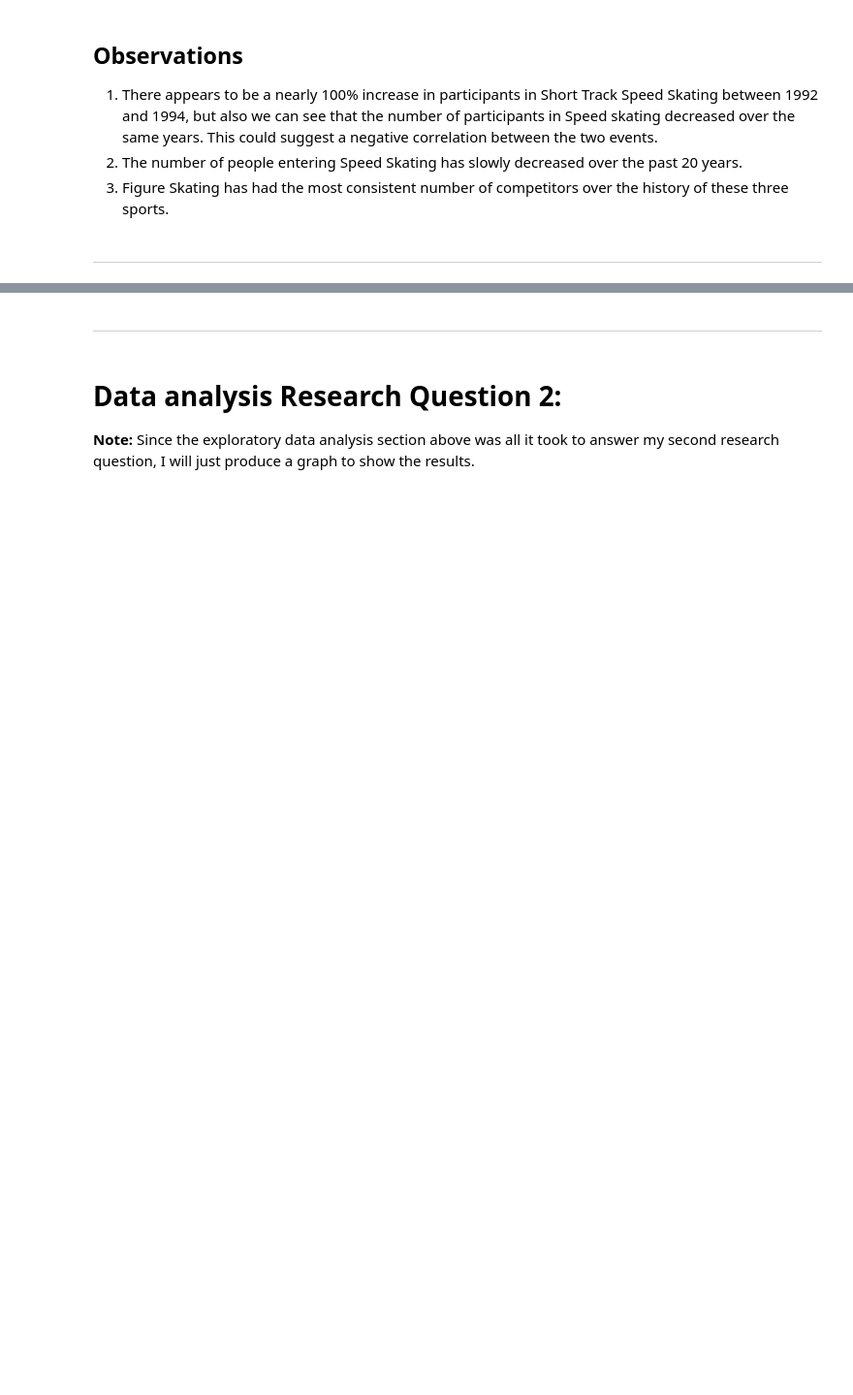
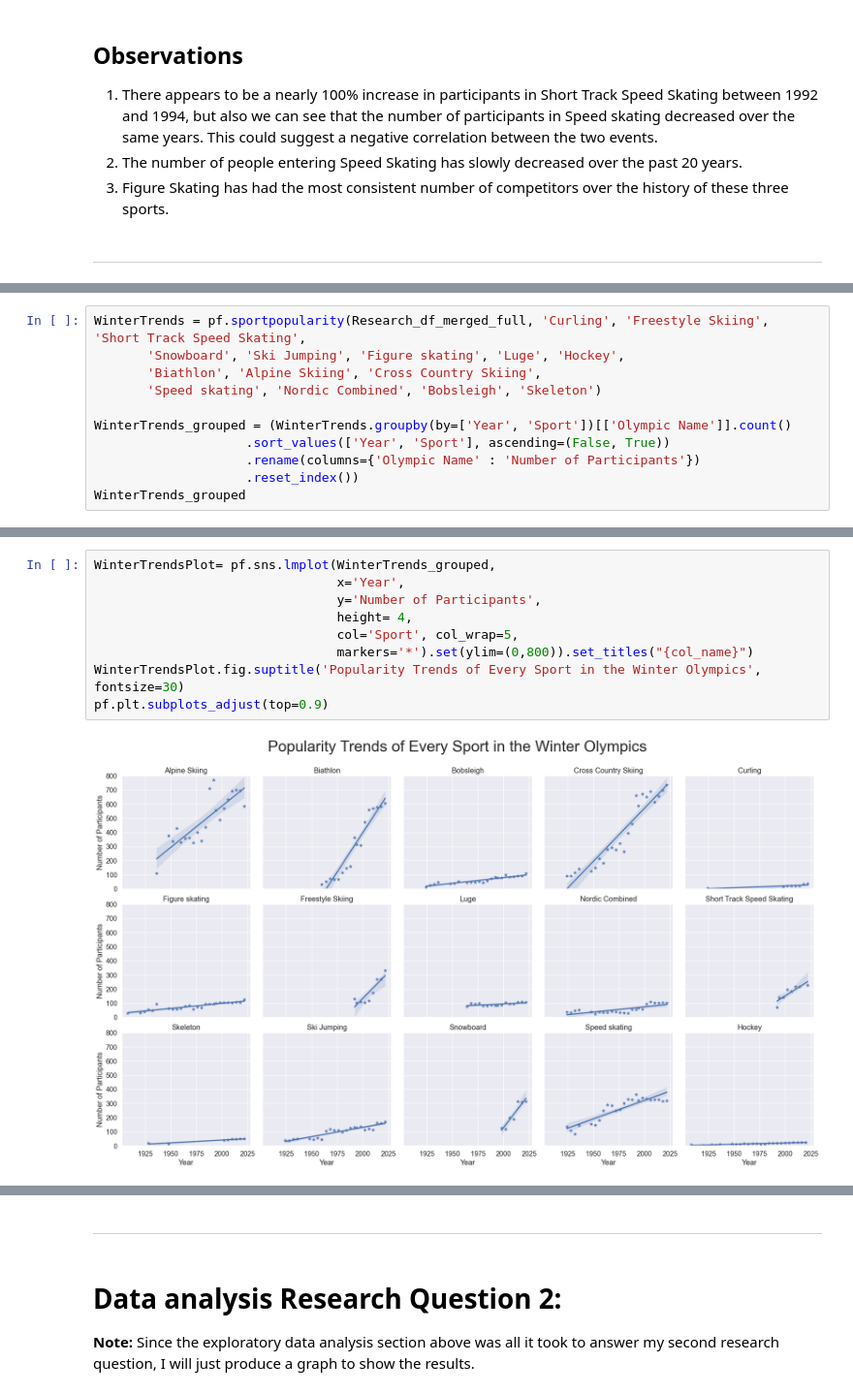
Before and after one commit to ubco-W2022T2-data301/project-group-group17, a Jupyter notebook: analysis/notebooks/analysis_dylan.ipynb, the cells around one changed output, grey strips where cells are left out. Shown: that part at 97% size. Drawn from its saved outputs; the diff is of its cells as text; blank space fills up the shorter version.

```diff
--- a/analysis/notebooks/analysis_dylan.ipynb
+++ b/analysis/notebooks/analysis_dylan.ipynb
@@ -412,0 +328,11 @@ There appears to be quite a few sports that did not have a long enough run in th
+# %%
+WinterTrends = pf.sportpopularity(Research_df_merged_full, 'Curling', 'Freestyle Skiing', 'Short Track Speed Skating',
+       'Snowboard', 'Ski Jumping', 'Figure skating', 'Luge', 'Hockey',
+       'Biathlon', 'Alpine Skiing', 'Cross Country Skiing',
+       'Speed skating', 'Nordic Combined', 'Bobsleigh', 'Skeleton')
+
+WinterTrends_grouped = (WinterTrends.groupby(by=['Year', 'Sport'])[['Olympic Name']].count()
+                    .sort_values(['Year', 'Sport'], ascending=(False, True))
+                    .rename(columns={'Olympic Name' : 'Number of Participants'})
+                    .reset_index())
+WinterTrends_grouped
@@ -412,0 +353,11 @@ There appears to be quite a few sports that did not have a long enough run in th
+# %%
+WinterTrendsPlot= pf.sns.lmplot(WinterTrends_grouped,
+                                x='Year',
+                                y='Number of Participants',
+                                height= 4,
+                                col='Sport', col_wrap=5,
+                                markers='*').set(ylim=(0,800)).set_titles("{col_name}")
+WinterTrendsPlot.fig.suptitle('Popularity Trends of Every Sport in the Winter Olympics', fontsize=30)
+pf.plt.subplots_adjust(top=0.9)
+# %% [output]
+[figure, added]
```
Also changed, not shown: parts of 18 cells of this notebook.
